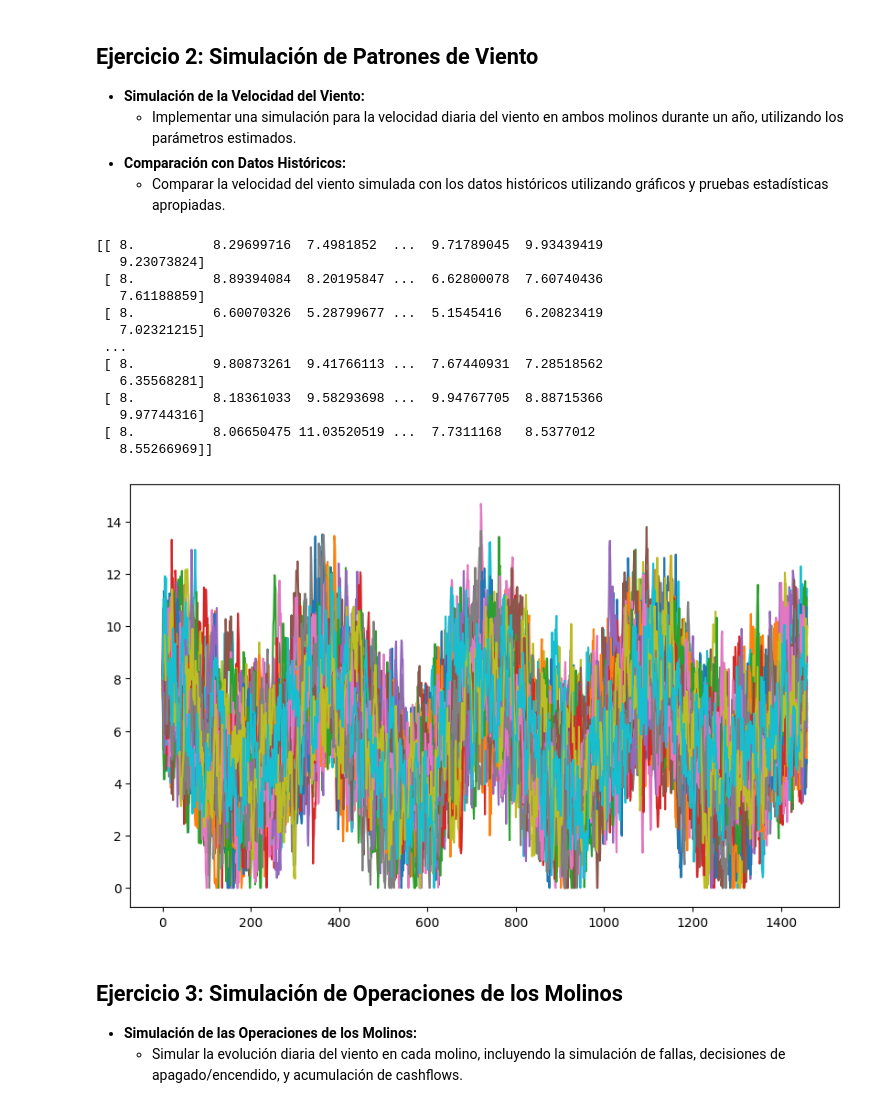
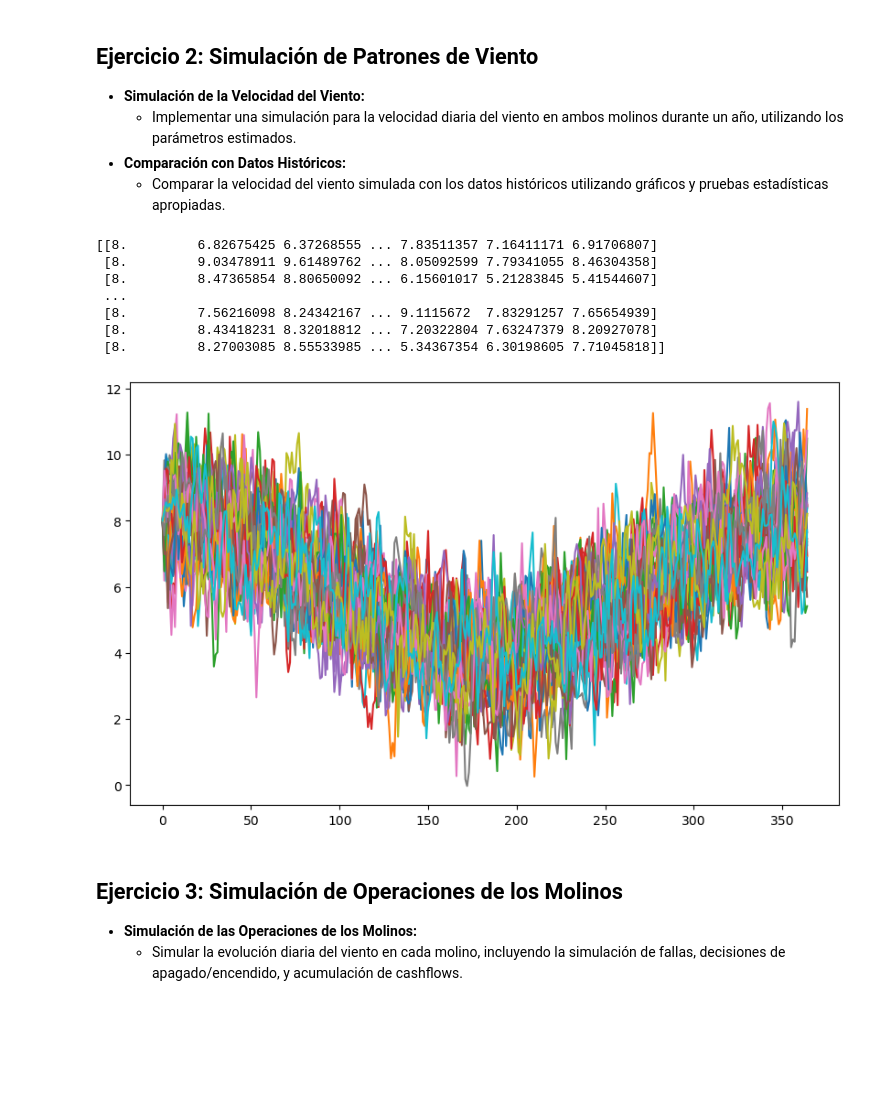
Before and after one commit to olmiave/ACN_TP1, a Jupyter notebook: TP1.ipynb, the cells around one changed output. Cells and saved outputs as stored; diff of their text form; code cells hidden in the pictures; blank space fills up the shorter version.

```diff
--- a/TP1.ipynb
+++ b/TP1.ipynb
@@ -127,7 +129,7 @@ from sklearn.metrics import mean_squared_error
 delta = 1/365
 theta_est = 6 + (2 * np.cos((2 * np.pi * wind["dia"])/365))
 Y = (wind["regional wind"][1:] - wind["regional wind"].shift(1)[1:]).values
-X = ((theta_est.mean() - wind["regional wind"][:-1])*delta).values
+X = ((theta_est[:-1] - wind["regional wind"][:-1])*delta).values
 
 model = LinearRegression().fit(X.reshape(-1,1), Y)
 Y_pred = model.predict(X.reshape(-1,1))
@@ -189,38 +358,32 @@ print(gamma_est)
 # %%
 #Simulación de molino N
 #m = caminos
 #T = tiempo
 #Hicimos que tita sea el promedio, chequear que este bien
 def molino_N(S_0, kappa, theta, delta, sigma, m, T):
     S = np.zeros((m, T))
     S[:, 0] = S_0
     for i in range(m):
         for t in range(1, T):
             S[i, t] = S[i, t-1] + (kappa * (theta[t-1] - S[i, t-1]) * delta ) + np.sqrt(delta) * sigma * np.random.normal(0, 1)
-            if S[i, t] < 0:
-                S[i, t] = 0
+            # if S[i, t] < 0:
+            #     S[i, t] = 0
     return S
 
 N_0 = wind["regional wind"].iloc[0]
-N = molino_N(N_0, kappa_est, theta_est, delta, sigma_est, 30, 365*4)
+N = molino_N(N_0, kappa_est, theta_est, delta, sigma_est, 30, 365)
 print(N)
 plt.figure(figsize=(10,6))
 for i in range(30):
     plt.plot(N[i])
 plt.show()
 # %% [output]
-[[ 8.          8.29699716  7.4981852  ...  9.71789045  9.93439419
-   9.23073824]
- [ 8.          8.89394084  8.20195847 ...  6.62800078  7.60740436
-   7.61188859]
- [ 8.          6.60070326  5.28799677 ...  5.1545416   6.20823419
-   7.02321215]
+[[8.         6.82675425 6.37268555 ... 7.83511357 7.16411171 6.91706807]
+ [8.         9.03478911 9.61489762 ... 8.05092599 7.79341055 8.46304358]
+ [8.         8.47365854 8.80650092 ... 6.15601017 5.21283845 5.41544607]
  ...
- [ 8.          9.80873261  9.41766113 ...  7.67440931  7.28518562
-   6.35568281]
- [ 8.          8.18361033  9.58293698 ...  9.94767705  8.88715366
-   9.97744316]
- [ 8.          8.06650475 11.03520519 ...  7.7311168   8.5377012
-   8.55266969]]
+ [8.         7.56216098 8.24342167 ... 9.1115672  7.83291257 7.65654939]
+ [8.         8.43418231 8.32018812 ... 7.20322804 7.63247379 8.20927078]
+ [8.         8.27003085 8.55533985 ... 5.34367354 6.30198605 7.71045818]]
-[figure, old version]
+[figure, new version]
 # %%
```
Also changed, not shown: parts of 14 cells of this notebook.
